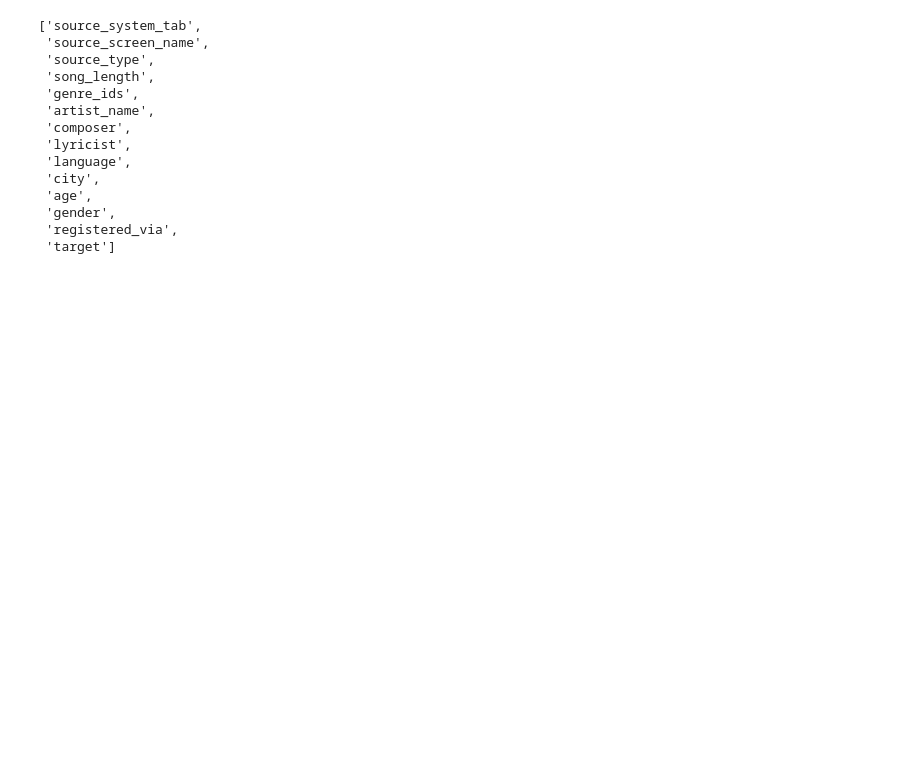
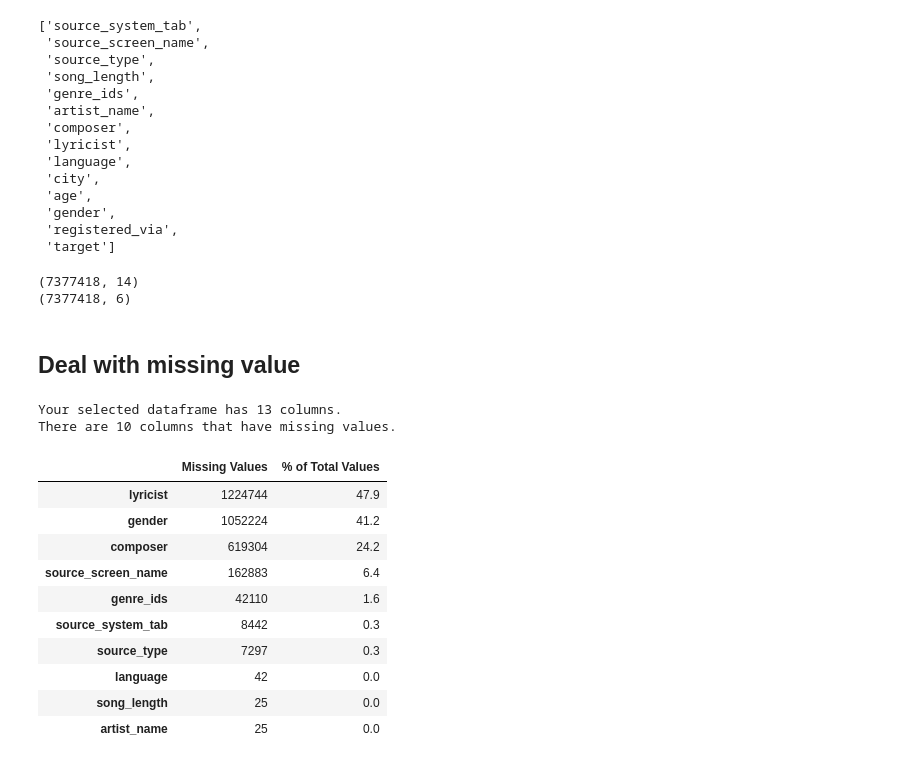
Before and after one commit to monteirof4/kkbox, a Jupyter notebook: kkbox_datacleaning.ipynb, the cells around one changed output. Drawn from its saved outputs; the diff is of its cells as text; code cells hidden in the pictures; blank space fills up the shorter version.

```diff
--- a/kkbox_datacleaning.ipynb
+++ b/kkbox_datacleaning.ipynb
@@ -45,6 +29,6 @@ train_df.head(2)
 # Test
 # %%
 # Megre Songs & Test DataFrames on 'song_id'
-songs_test_df = pd.merge(songs_df, test_df, on="song_id", how="inner")
+songs_test_df = pd.merge(test_df, songs_df,on="song_id", how="left")
 songs_test_df.head(2)
 # %% [output]
@@ -54,5 +38,5 @@ songs_test_df.head(2)
 # %%
 # Merge Songs_Test_df & Members on 'msno'
-songs_test_members_df = pd.merge(songs_test_df, members_df, on="msno", how="inner")
+songs_test_members_df = pd.merge(songs_test_df, members_df, on="msno", how="left")
 songs_test_members_df.head(2)
 # %% [output]
@@ -160,3 +134,55 @@ train_final_df.columns.tolist()
  'gender',
  'registered_via',
  'target']
+# %%
+print(train_final_df.shape)
+print(train_df.shape)
+# %% [output]
+(7377418, 14)
+(7377418, 6)
+# %% [markdown]
+## Deal with missing value
+# %%
+# Function to calculate missing values by column
+def missing_values_table(df):
+        # Total missing values
+        mis_val = df.isnull().sum()
+
+        # Percentage of missing values
+        mis_val_percent = 100 * df.isnull().sum() / len(df)
+
+        # Make a table with the results
+        mis_val_table = pd.concat([mis_val, mis_val_percent], axis=1)
+
+        # Rename the columns
+        mis_val_table_ren_columns = mis_val_table.rename(
+        columns = {0 : 'Missing Values', 1 : '% of Total Values'})
+
+        # Sort the table by percentage of missing descending
+        mis_val_table_ren_columns = mis_val_table_ren_columns[
+            mis_val_table_ren_columns.iloc[:,1] != 0].sort_values(
+        '% of Total Values', ascending=False).round(1)
+
+        # Print some summary information
+        print ("Your selected dataframe has " + str(df.shape[1]) + " columns.\n"
+            "There are " + str(mis_val_table_ren_columns.shape[0]) +
+              " columns that have missing values.")
+
+        # Return the dataframe with missing information
+        return mis_val_table_ren_columns
+# %%
+missing_values_table(test_final_df)
+# %% [output]
+Your selected dataframe has 13 columns.
+There are 10 columns that have missing values.
+|  | Missing Values | % of Total Values |
+| lyricist | 1224744 | 47.9 |
+| gender | 1052224 | 41.2 |
+| composer | 619304 | 24.2 |
+| source_screen_name | 162883 | 6.4 |
+| genre_ids | 42110 | 1.6 |
+| source_system_tab | 8442 | 0.3 |
+| source_type | 7297 | 0.3 |
+| language | 42 | 0.0 |
+| song_length | 25 | 0.0 |
+| artist_name | 25 | 0.0 |
```
Also changed, not shown: parts of 35 cells of this notebook.
